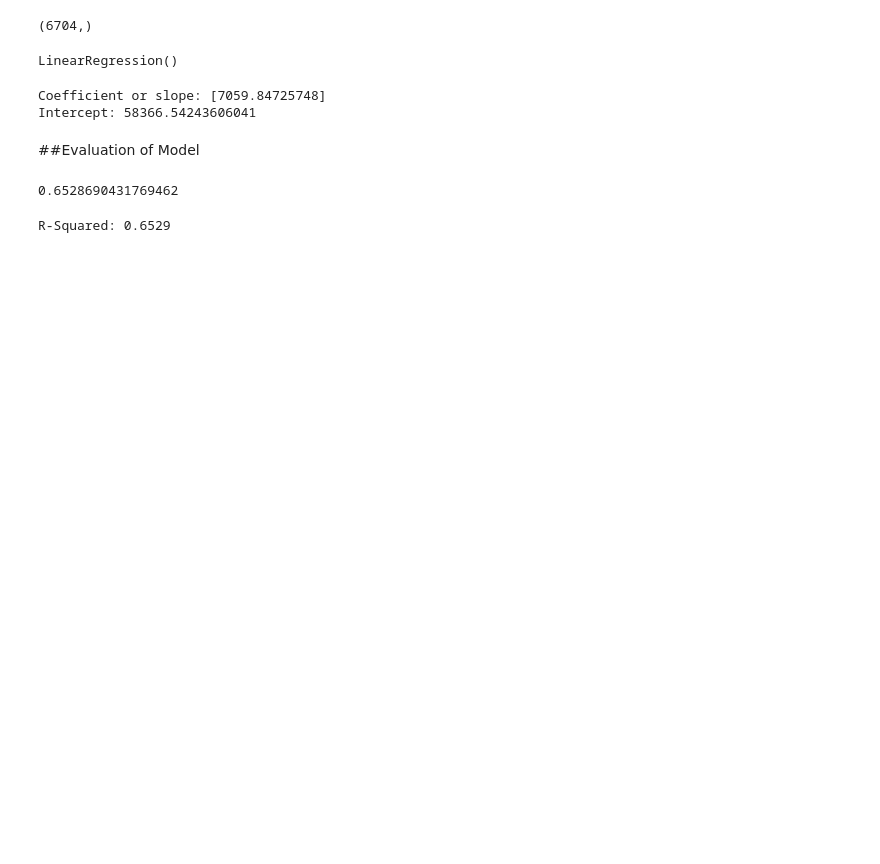
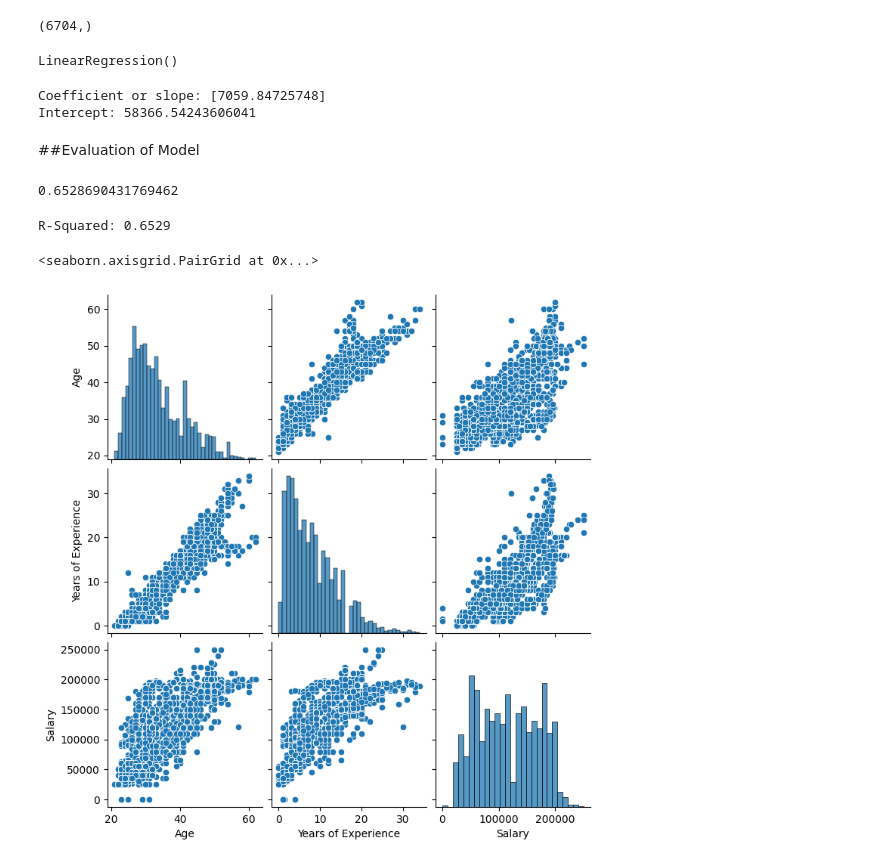
Before and after one commit to Dwivedi-1823/ML, a Jupyter notebook: Simple_LR_Practice.ipynb, the cells around one changed output. Saved outputs shown, nothing was run; the diff lists cells and outputs as text; code cells hidden in the pictures; blank space fills up the shorter version.

```diff
--- a/Simple_LR_Practice.ipynb
+++ b/Simple_LR_Practice.ipynb
@@ -121,0 +124,5 @@ R-Squared: 0.6529
+# %%
+sns.pairplot(data)
+# %% [output]
+<seaborn.axisgrid.PairGrid at 0x...>
+[figure, added]
```
Also changed, not shown: parts of 7 cells of this notebook.
